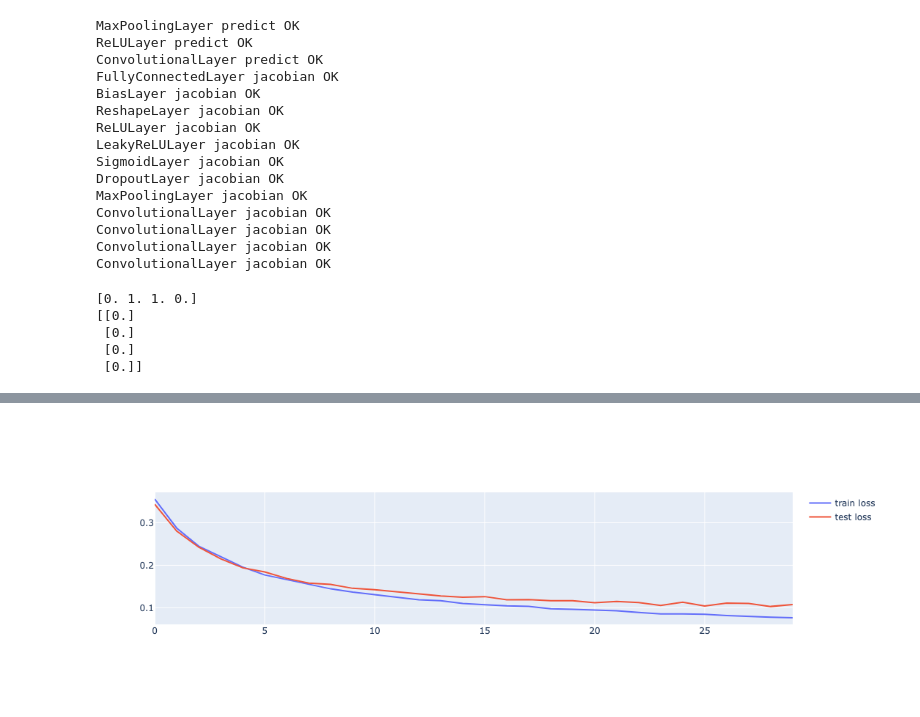
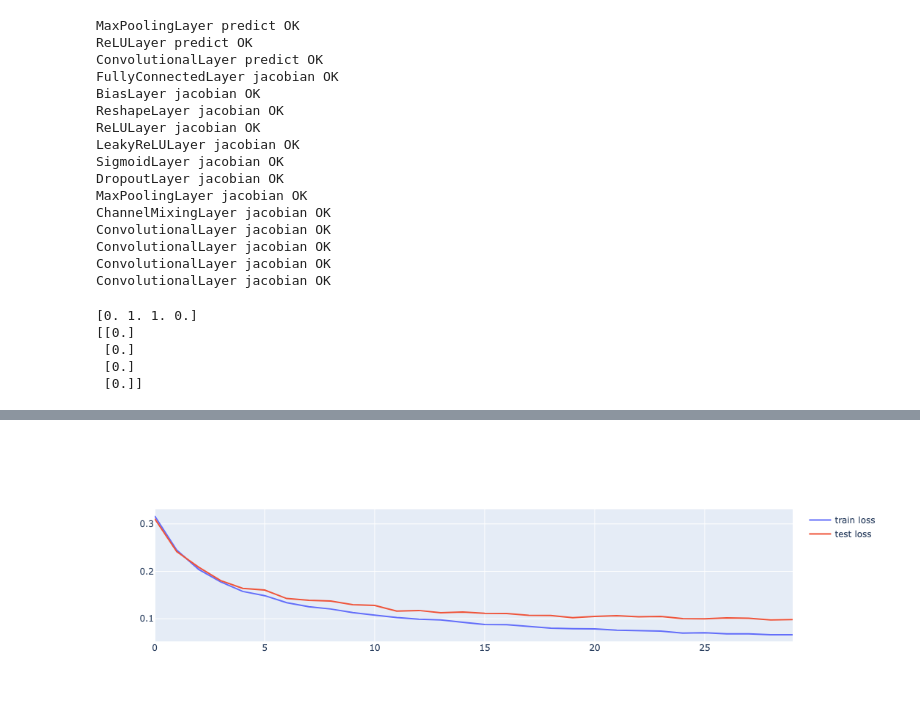
Before and after one commit to v0lat1le/machine-learning, a Jupyter notebook: nn-from-scratch.ipynb, the cells around one changed output, grey strips where cells are left out. Drawn from its saved outputs; the diff is of its cells as text; code cells hidden in the pictures.

Commit message:
Add ChannelMixingLayer
99% on test set!

```diff
--- a/nn-from-scratch.ipynb
+++ b/nn-from-scratch.ipynb
@@ -210,11 +219,11 @@ def test_vjpw(layer, x_shape):
     expected = np.einsum('ij,ijk->ik', h.reshape((x.shape[0], -1)), j).reshape(actual.shape)
     assert np.allclose(actual, expected, atol=1e-05, rtol=0)
 
-conv_layer = ConvolutionalLayer(2,3,4,5)
-assert conv_layer.w.shape == (5,4,2,3)
-conv_layer.w = np.array(np.arange(16).reshape((2,2,2,2)))
+conv_layer = ConvolutionalLayer(2,3,4)
+assert conv_layer.w.shape == (4,2,3)
+conv_layer.w = np.array(np.arange(8).reshape((2,2,2)))
 conv_input = np.array(np.arange(16).reshape((2,2,2,2)))
-conv_result = np.array([0,0,0,4,16,40,48,116,0,8,16,52,48,112,128,292,0,8,16,52,48,112,128,292,64,144,160,356,144,312,336,724]).reshape((2,4,2,2))
+conv_result = np.array([0,0,0,4,16,40,48,116,0,8,16,52,48,112,128,292]).reshape((2,2,2,2))
 tests = [(MaxPoolingLayer(), [[[1,2,7,8], [5,6,3,4], [9,0,1,2], [3,4,7,7]]], [[[6, 8], [9, 7]]]),
          (ReLULayer(), [-1, -.1, -.01, .01, .1, 1], [0, 0, 0, .01, .1, 1]),
          (conv_layer, conv_input, conv_result)]
@@ -235,10 +244,11 @@ jac_tests = [(FullyConnectedLayer(2,3), (10, 2)),
              (SigmoidLayer(), (10,10)),
              (DropoutLayer(0.5, FakeGenerator()), (1,10)),
              (MaxPoolingLayer(), (10,2,4,4)),
-             (ConvolutionalLayer(2,2,3,4), (10,3,5,5)),
-             (ConvolutionalLayer(2,2,4,3), (10,4,6,6)),
-             (ConvolutionalLayer(3,3,2,4), (10,2,7,7)),
-             (ConvolutionalLayer(3,3,4,2), (10,4,8,8))]
+             (ChannelMixingLayer(2,3), (10,2,5,5)),
+             (ConvolutionalLayer(2,2,3), (10,3,5,5)),
+             (ConvolutionalLayer(2,2,4), (10,4,6,6)),
+             (ConvolutionalLayer(3,3,2), (10,2,7,7)),
+             (ConvolutionalLayer(3,3,4), (10,4,8,8))]
 for layer, x_shape in jac_tests:
     test_vjpx(layer, x_shape)
     test_vjpw(layer, x_shape)
@@ -255,6 +265,7 @@ LeakyReLULayer jacobian OK
 SigmoidLayer jacobian OK
 DropoutLayer jacobian OK
 MaxPoolingLayer jacobian OK
+ChannelMixingLayer jacobian OK
 ConvolutionalLayer jacobian OK
 ConvolutionalLayer jacobian OK
 ConvolutionalLayer jacobian OK
@@ -317,7 +328,7 @@ def train_wrapper():
     test_loss = []
     trainer = train(layers, data, labels, loss.grad)
     trainer.send(None)
-    for epoch, lr in zip(range(epochs), np.power(10., np.linspace(-1, -1, epochs))):
+    for epoch, lr in zip(range(epochs), np.power(10., np.linspace(-0.8, -1, epochs))):
         trainer.send((lr, batch_size))
         result = predict(layers, data)[-1]
         train_loss.append(loss.value(predict(layers, data)[-1], label2vec[labels]).mean())
@@ -337,5 +348,5 @@ Wall time: 4min 3s
 [interactive output not drawn]
-[figure, old version]
+[figure, new version]
 # %%
 layers = [layer for layer in layers if not isinstance(layer, DropoutLayer)]
 
```
Also changed, not shown: parts of 5 cells of this notebook.
